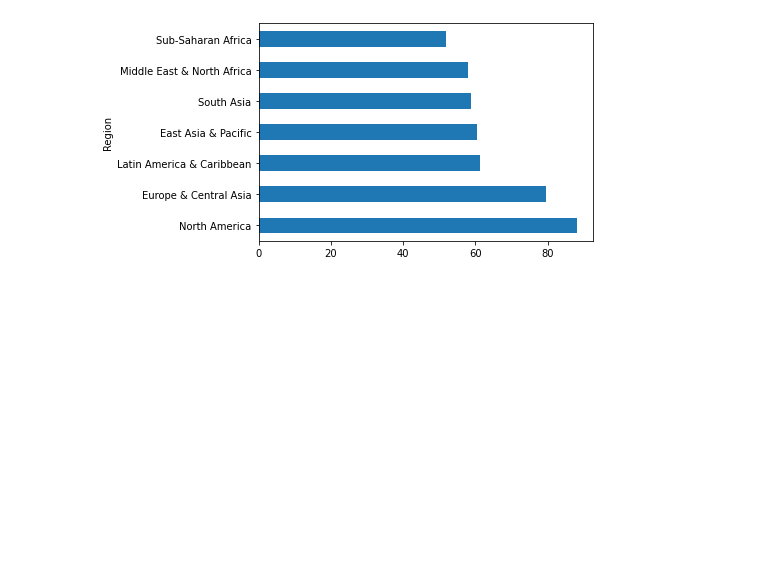
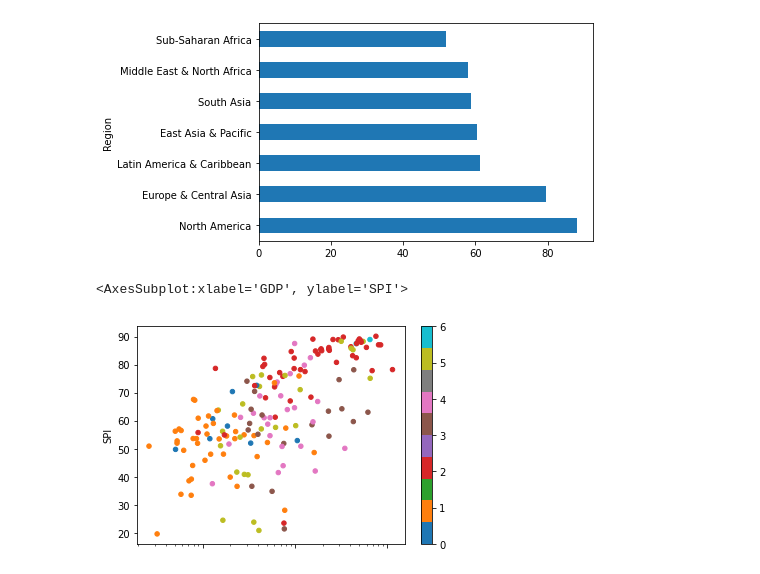
Before and after one commit to Harshhhh1701/Learning--Data-Science, a Jupyter notebook: py-8.ipynb, the cells around one changed output. Drawn from its saved outputs; the diff is of its cells as text; code cells hidden in the pictures; blank space fills up the shorter version.

```diff
--- a/py-8.ipynb
+++ b/py-8.ipynb
@@ -124,3 +124,10 @@ dataset.groupby('Region').mean()['SPI'].sort_values(ascending=False).plot.barh()
 # %% [output]
 <AxesSubplot:ylabel='Region'>
 [figure]
+# %%
+colors=dataset['Region'].factorize()[0]
+# %%
+dataset.plot.scatter(x='GDP',y='SPI',c=colors,logx=True,cmap='tab10')
+# %% [output]
+<AxesSubplot:xlabel='GDP', ylabel='SPI'>
+[figure, added]
```
